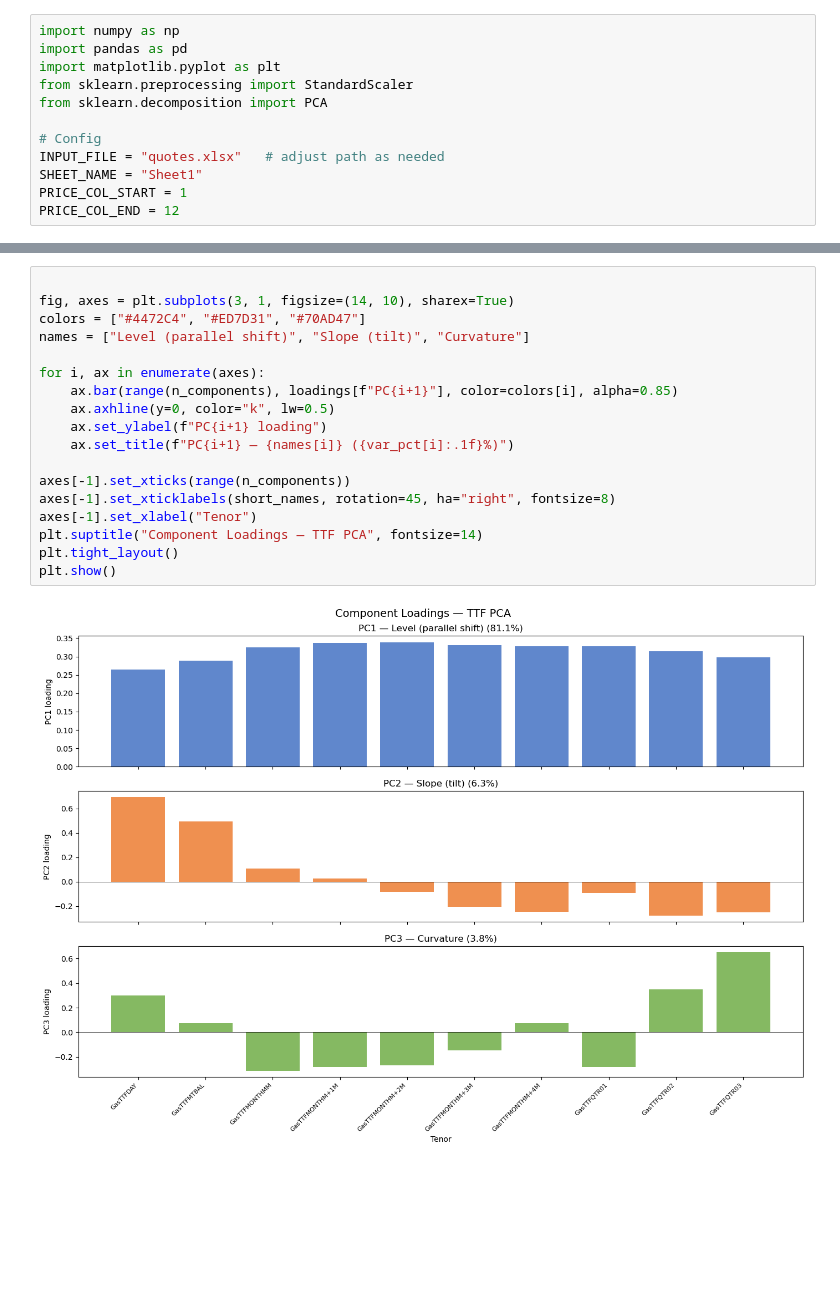
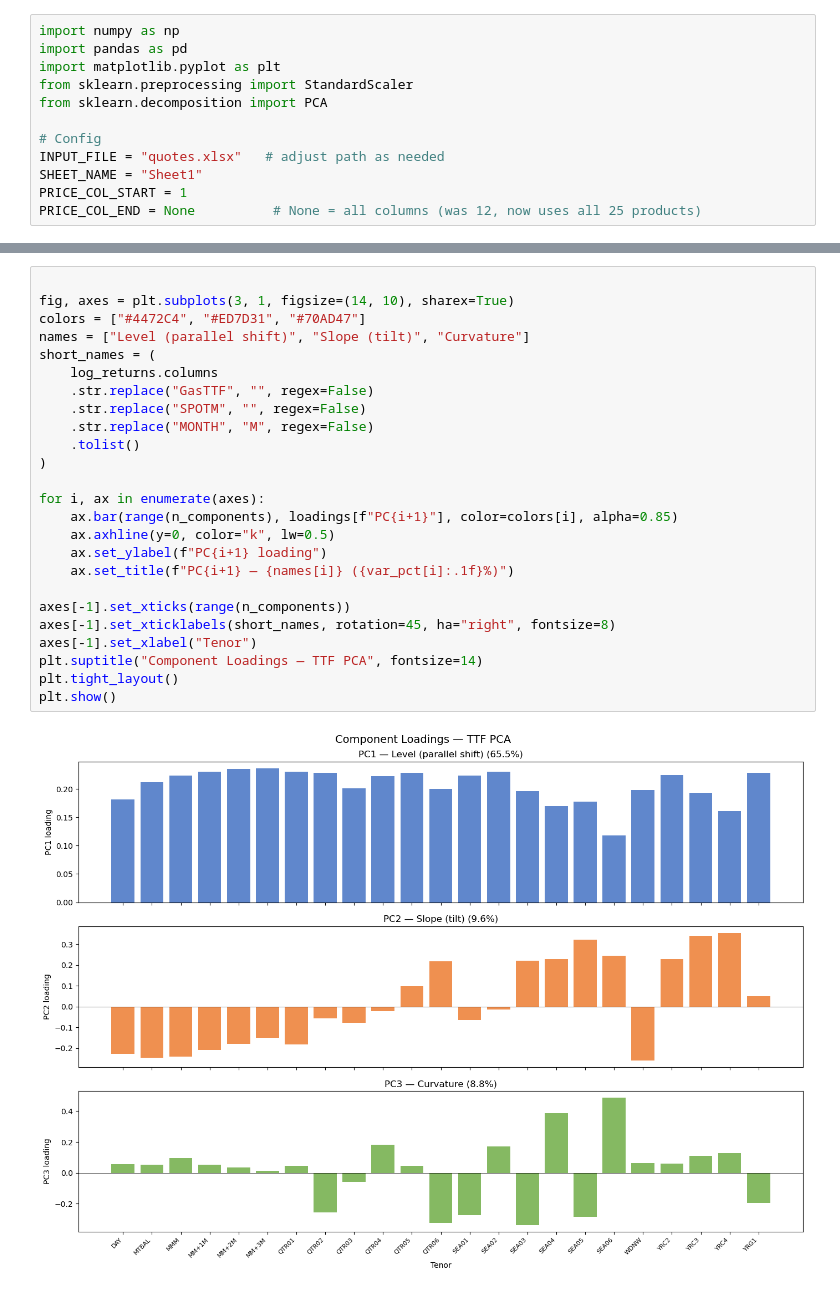
Before and after one commit to dmitrygoryunov2000/PCA, a Jupyter notebook: PCA analysis.ipynb, the cells around one changed output, grey strips where cells are left out. Cells and saved outputs as stored; diff of their text form; blank space fills up the shorter version.

```diff
--- a/PCA analysis.ipynb
+++ b/PCA analysis.ipynb
@@ -9,7 +9,7 @@ from sklearn.decomposition import PCA
 INPUT_FILE = "quotes.xlsx"   # adjust path as needed
 SHEET_NAME = "Sheet1"
 PRICE_COL_START = 1
-PRICE_COL_END = 12
+PRICE_COL_END = None          # None = all columns (was 12, now uses all 25 products)
 # %%
 import openpyxl
 
@@ -140,20 +148,27 @@ Top 3: 91.3%
 # %%
 
 fig, axes = plt.subplots(3, 1, figsize=(14, 10), sharex=True)
 colors = ["#4472C4", "#ED7D31", "#70AD47"]
 names = ["Level (parallel shift)", "Slope (tilt)", "Curvature"]
+short_names = (
+    log_returns.columns
+    .str.replace("GasTTF", "", regex=False)
+    .str.replace("SPOTM", "", regex=False)
+    .str.replace("MONTH", "M", regex=False)
+    .tolist()
+)
 
 for i, ax in enumerate(axes):
     ax.bar(range(n_components), loadings[f"PC{i+1}"], color=colors[i], alpha=0.85)
     ax.axhline(y=0, color="k", lw=0.5)
     ax.set_ylabel(f"PC{i+1} loading")
     ax.set_title(f"PC{i+1} — {names[i]} ({var_pct[i]:.1f}%)")
 
 axes[-1].set_xticks(range(n_components))
 axes[-1].set_xticklabels(short_names, rotation=45, ha="right", fontsize=8)
 axes[-1].set_xlabel("Tenor")
 plt.suptitle("Component Loadings — TTF PCA", fontsize=14)
 plt.tight_layout()
 plt.show()
 # %% [output]
-[figure, old version]
+[figure, new version]
```
Also changed, not shown: parts of 8 cells of this notebook, 2 other files.
